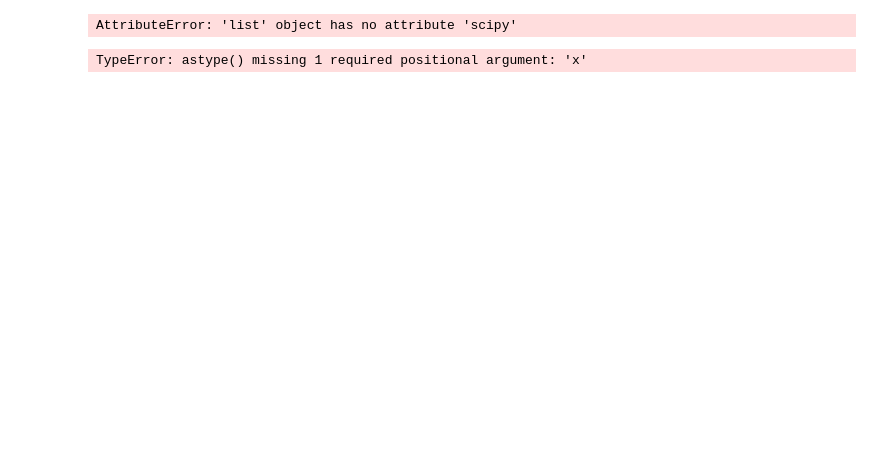
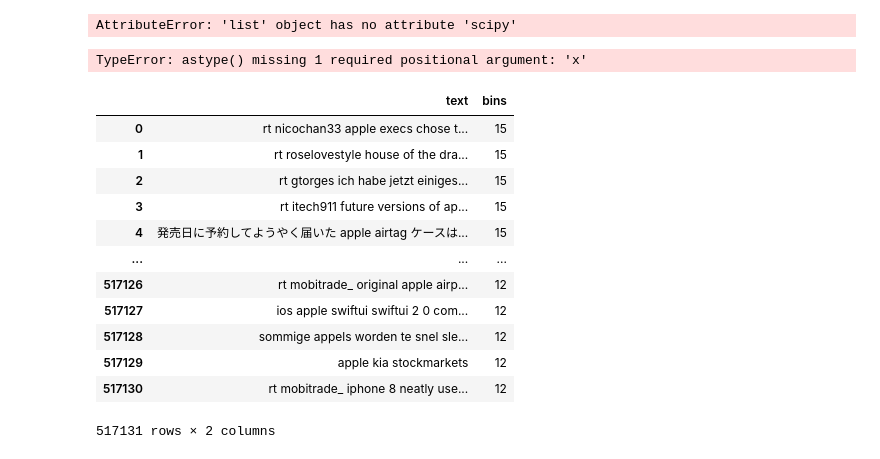
Before and after one commit to nathanindrakumar/Final_Project, a Jupyter notebook: Project Classification.ipynb, the cells around one changed output. Cells and saved outputs as stored; diff of their text form; code cells hidden in the pictures; blank space fills up the shorter version.

```diff
--- a/Project Classification.ipynb
+++ b/Project Classification.ipynb
@@ -63,10 +63,15 @@ X = all_tweets
 for tweet in range(0, len(X)):
 
 
+    processed_tweet = re.sub(r"http\S+", "", str(X[tweet]))
+
     # Remove all the special characters
-    processed_tweet = re.sub(r'\W', ' ', str(X[tweet]))
+    processed_tweet = re.sub(r'\W', ' ', processed_tweet)
 
-    processed_tweet = re.sub(r'http\S+', '', processed_tweet)
+#     processed_tweet = re.sub(r'http\S+', '', processed_tweet)
+
+
+#     processed_tweet = re.sub(r'co\S+', '', processed_tweet)
     # remove all single characters
     processed_tweet = re.sub(r'\s+[a-zA-Z]\s+', ' ', processed_tweet)
 
@@ -81,7 +86,7 @@ for tweet in range(0, len(X)):
 
 
 
-    processed_tweet = re.sub(r'of|to|https|keep', '', processed_tweet)
+#     processed_tweet = re.sub(r'of|to|https|keep', '', processed_tweet)
     # Converting to Lowercase
     processed_tweet = processed_tweet.lower()
 
@@ -239,12 +268,12 @@ alist = [0.001,0.01,0.05,0.1,0.2,0.5,1,2,3,4.5]
 #     bins = np.arange(start=-4.5, stop=(4.5+a), step = a)
 # This process found no highly significant accuracy differences, but overall found 0.2 as optimal at this current stage
 
-bins = np.arange(start=-4.6, stop=(4.2), step = 0.2)
-y = merged['Change']
-# bins = np.array([-1,1])
-ybin = np.digitize(y, bins)
-X = all_tweets
-x_train, x_test, y_train, y_test = train_test_split(X, ybin, test_size=0.2, random_state=0)
+# bins = np.arange(start=-4.6, stop=(4.2), step = 0.2)
+# y = merged['Change']
+# # bins = np.array([-1,1])
+# ybin = np.digitize(y, bins)
+# X = processed_tweets
+# x_train, x_test, y_train, y_test = train_test_split(X, ybin, test_size=0.2, random_state=0)
 
 
 #FITTING THE CLASSIFICATION MODEL using Naive Bayes(tf-idf)
@@ -339,3 +397,24 @@ print(classification_report(y_test1,y_predict))
 # print('AUC:', roc_auc)
 # %% [output]
 TypeError: astype() missing 1 required positional argument: 'x'
+# %%
+from sklearn.svm import LinearSVR, SVR
+
+data = pd.DataFrame()
+data['text'] = processed_tweets
+data['bins'] = ybin.tolist()
+data
+# %% [output]
+|  | text | bins |
+| 0 | rt nicochan33 apple execs chose t... | 15 |
+| 1 | rt roselovestyle house of the dra... | 15 |
+| 2 | rt gtorges ich habe jetzt einiges... | 15 |
+| 3 | rt itech911 future versions of ap... | 15 |
+| 4 | 発売日に予約してようやく届いた apple airtag ケースは... | 15 |
+| ... | ... | ... |
+| 517126 | rt mobitrade_ original apple airp... | 12 |
+| 517127 | ios apple swiftui swiftui 2 0 com... | 12 |
+| 517128 | sommige appels worden te snel sle... | 12 |
+| 517129 | apple kia stockmarkets | 12 |
+| 517130 | rt mobitrade_ iphone 8 neatly use... | 12 |
+517131 rows × 2 columns
```
Also changed, not shown: parts of 9 cells of this notebook, 2 other files.
